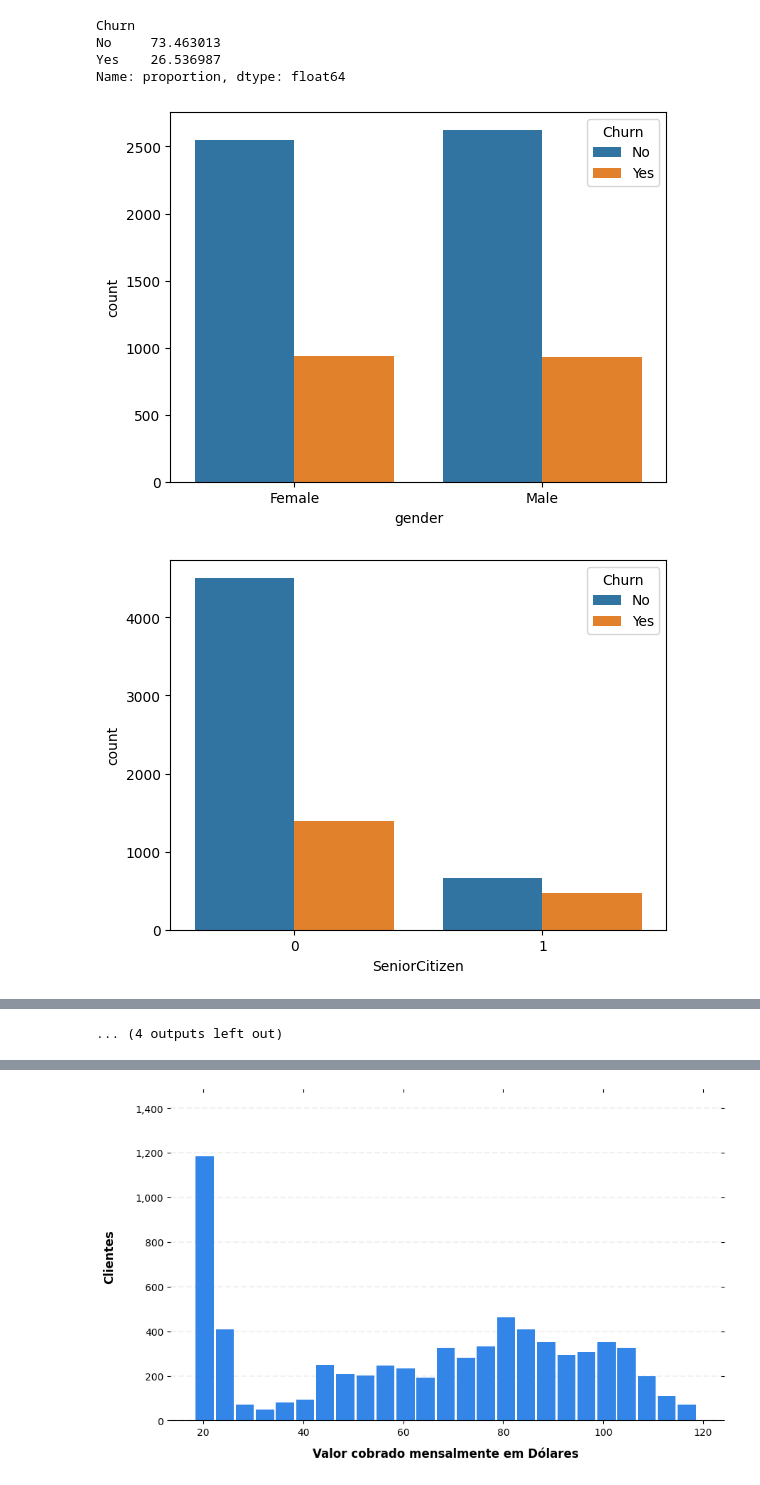
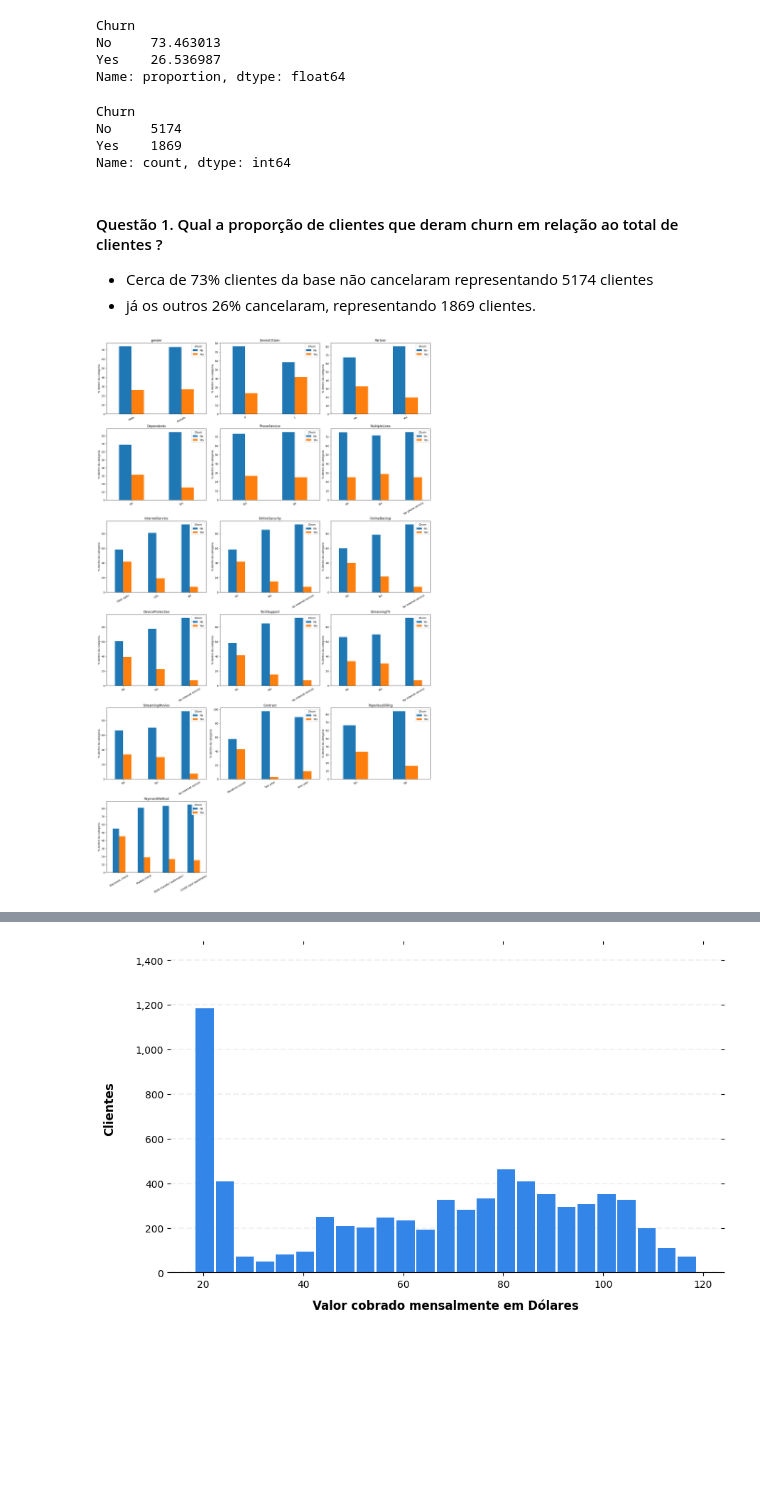
Before and after one commit to Rmonn25/telco-churn, a Jupyter notebook: notebooks/01_eda.ipynb, the cells around one changed output, grey strips where cells are left out. Cells and saved outputs as stored; diff of their text form; code cells hidden in the pictures; blank space fills up the shorter version.

```diff
--- a/notebooks/01_eda.ipynb
+++ b/notebooks/01_eda.ipynb
@@ -201,10 +197,48 @@ Churn
 No     73.463013
 Yes    26.536987
 Name: proportion, dtype: float64
+# %%
+df["Churn"].value_counts()
+# %% [output]
+Churn
+No     5174
+Yes    1869
+Name: count, dtype: int64
+# %% [markdown]
+#### Questão 1. Qual a proporção de clientes que deram churn em relação ao total de clientes ?
+
+- Cerca de 73% clientes da base não cancelaram representando 5174 clientes
+- já os outros 26% cancelaram, representando 1869 clientes.
 # %%
-for i, predictor in enumerate(df.drop(columns=['customerID','Churn', 'TotalCharges', 'MonthlyCharges', 'tenure'])):
-    plt.figure(i)
-    sns.countplot(data=df, x=predictor, hue='Churn')
+
+# Cria uma lista com os nomes das colunas que eu quero plotar e removo colunas que eu não quero usar
+predictors = [c for c in df.columns if c not in ['customerID','Churn','TotalCharges','MonthlyCharges','tenure']]
+
+# A grade de grafícos terá 3 colunas de subplots por linha
+ncols = 3
+
+#Calcula quantas linhas de subplots serão necessárias
+nrows = math.ceil(len(predictors) / ncols)
+
+
+fig, axes = plt.subplots(nrows, ncols, figsize=(18, 5*nrows), constrained_layout=True)
+axes = axes.flatten()
+
+# Loop para caminahr ao mesmo tempo pelos eicos e pelas colunas
+for ax, col in zip(axes, predictors):
+    tab = (pd.crosstab(df[col], df['Churn'], normalize='index') * 100)
+
+    order = df[col].value_counts(dropna=False).index
+    tab = tab.reindex(order)
+
+    tab.plot(kind='bar', ax=ax)  # barras agrupadas
+    ax.set_title(col)
+    ax.set_xlabel("")
+    ax.set_ylabel("% dentro da categoria")
+    ax.tick_params(axis='x', rotation=30)
+    ax.legend(title="Churn", loc="upper right")
+
+for ax in axes[len(predictors):]:
+    ax.remove()
 # %% [output]
-[figure, old version]
+[figure, new version]
-[figure, removed]
@@ -221 +244,0 @@ for i, predictor in enumerate(df.drop(columns=['customerID','Churn', 'TotalCharg
-... (4 outputs left out)
```
Also changed, not shown: parts of 5 cells of this notebook.
